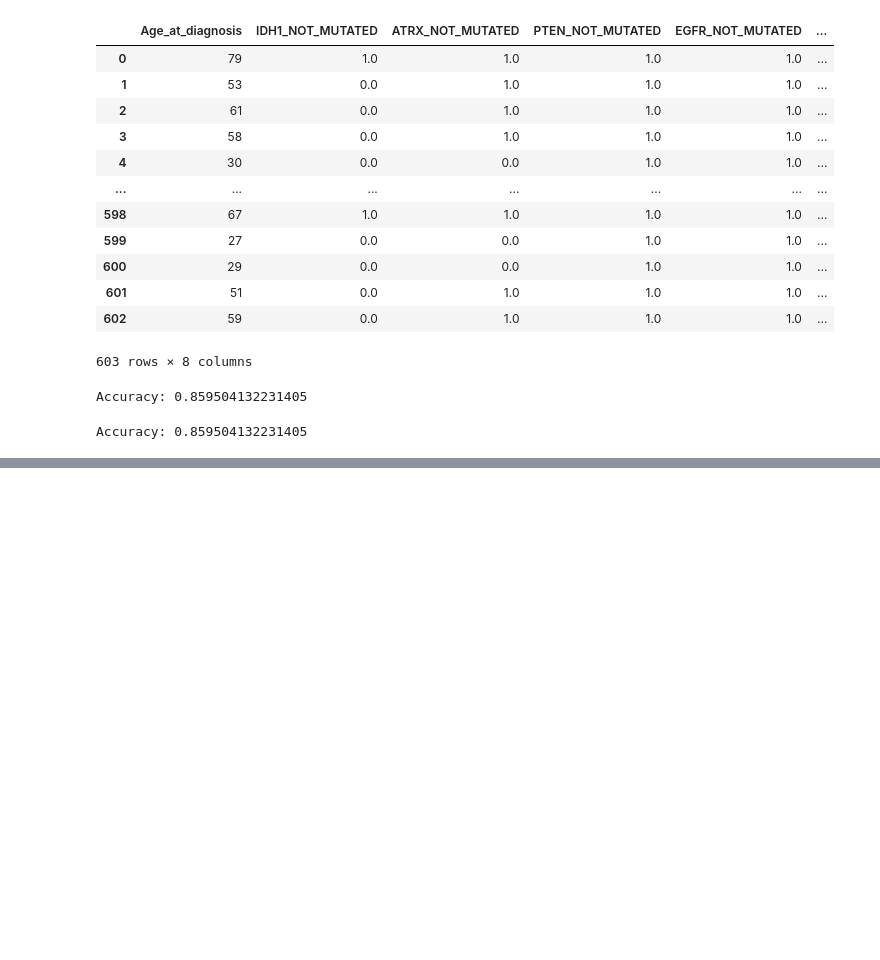
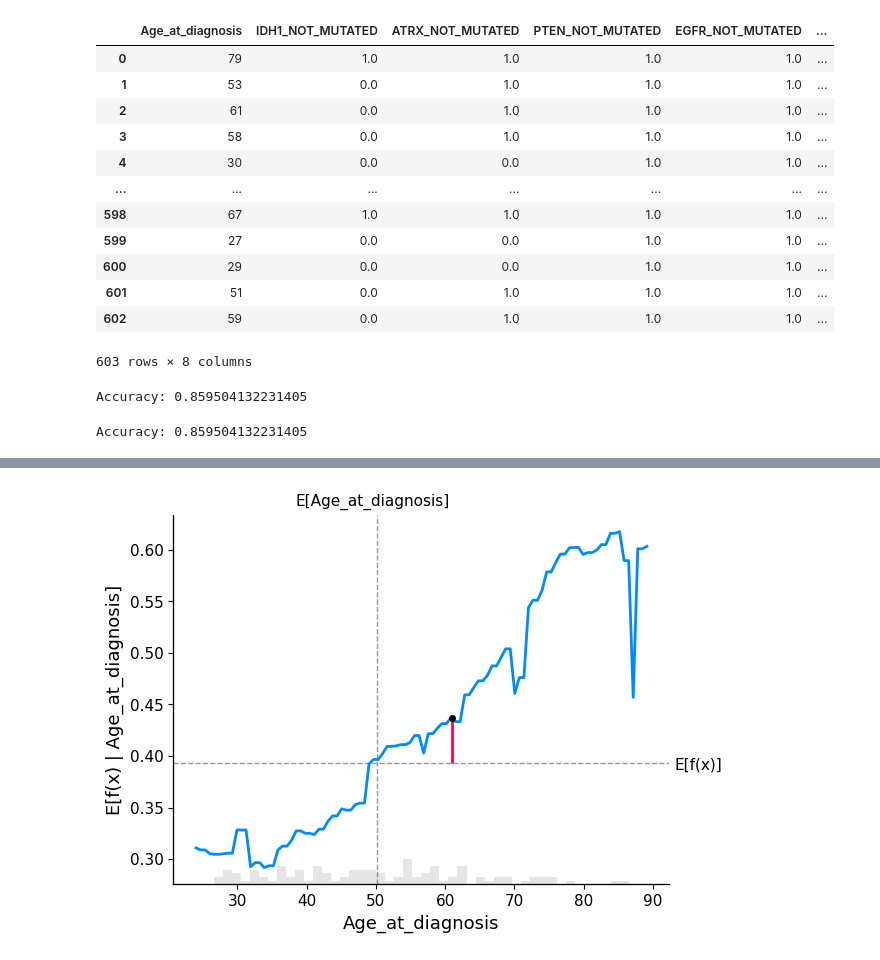
Before and after one commit to arinaaandreeva/ML_lab_1, a Jupyter notebook: ML_Lab_1.ipynb, the cells around one changed output, grey strips where cells are left out. Saved outputs shown, nothing was run; the diff lists cells and outputs as text; code cells hidden in the pictures; blank space fills up the shorter version.

```diff
--- a/ML_Lab_1.ipynb
+++ b/ML_Lab_1.ipynb
@@ -358,0 +445,20 @@ results_df.to_csv('predictions_stacking.csv', index=False)
+# %%
+# Посмотрим ещё на обобщенную аддитивную модель
+model_ebm = interpret.glassbox.ExplainableBoostingRegressor(interactions=0)
+model_ebm.fit(x_train_df, train_df["Grade"])
+
+explainer_ebm = shap.Explainer(model_ebm.predict, x_100)
+shap_values_ebm = explainer_ebm(x_train_df)
+
+fig, ax = shap.partial_dependence_plot(
+    "Age_at_diagnosis",
+    model_ebm.predict,
+    x_100,
+    model_expected_value=True,
+    feature_expected_value=True,
+    show=False,
+    ice=False,
+    shap_values=shap_values_ebm[sample_ind : sample_ind + 1, :],
+)
+# %% [output]
+[figure, added]
```
Also changed, not shown: parts of 19 cells of this notebook.
